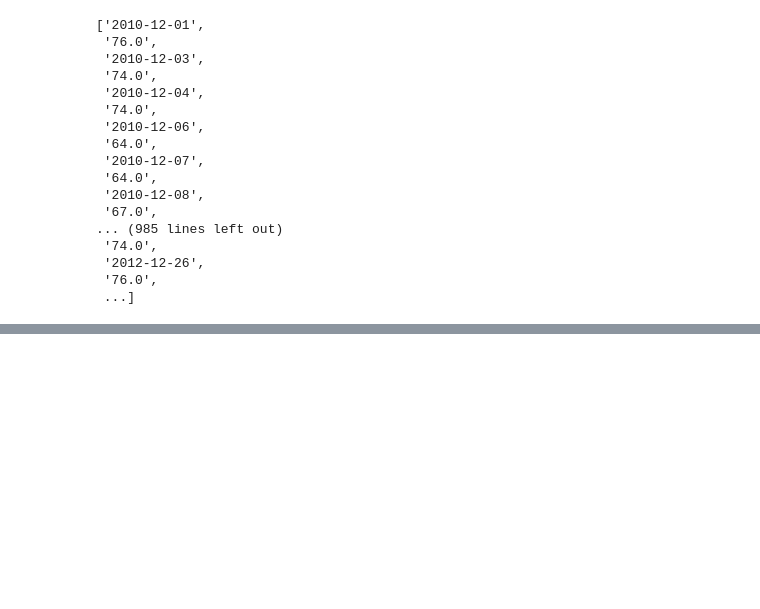
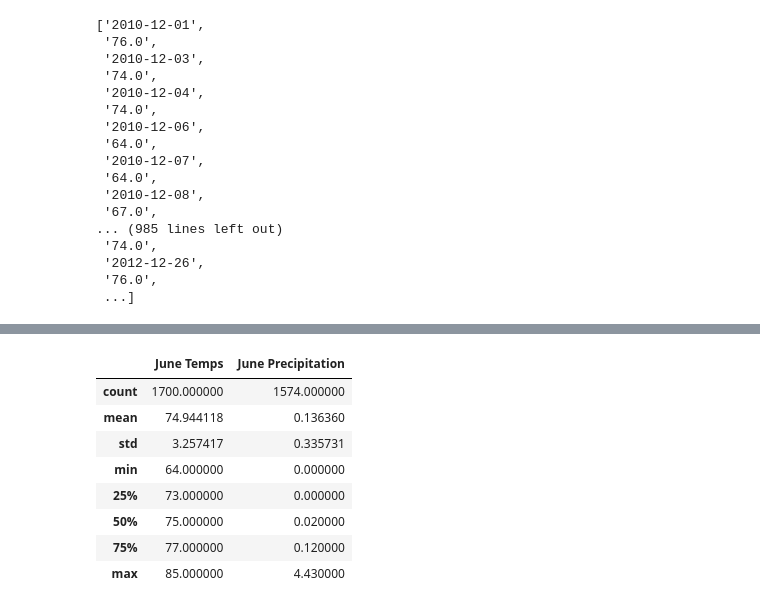
Before and after one commit to squishykins/surfs_up, a Jupyter notebook: SurfsUp_Challenge.ipynb, the cells around one changed output, grey strips where cells are left out. Cells and saved outputs as stored; diff of their text form; code cells hidden in the pictures; blank space fills up the shorter version.

Commit message:
Additional queries completed.

```diff
--- a/SurfsUp_Challenge.ipynb
+++ b/SurfsUp_Challenge.ipynb
@@ -187,0 +205,9 @@ dec_temps_df.describe()
+# %%
+# Additional queries for analysis
+# June Percipitation Analysis
+
+june_prcp = session.query(Measurement.date, Measurement.prcp).\
+    filter(extract('month', Measurement.date) == 6).all()
+june_prcp_df = pd.DataFrame(june_prcp)
+june_prcp_df.columns = ['Date', 'June Precipitation']
+june_prcp_df.describe()
@@ -187,0 +243,16 @@ dec_temps_df.describe()
+# %%
+# Let's merge the perciptation statistical descriptions with the temperature for easy comparison
+# June Statistics Combined
+june_prcp_summary = june_prcp_df.describe()
+june_comb_summary_stats = pd.merge(june_temp_summary, june_prcp_summary, how='outer', left_index=True, right_index=True)
+june_comb_summary_stats
+# %% [output]
+|  | June Temps | June Precipitation |
+| count | 1700.000000 | 1574.000000 |
+| mean | 74.944118 | 0.136360 |
+| std | 3.257417 | 0.335731 |
+| min | 64.000000 | 0.000000 |
+| 25% | 73.000000 | 0.000000 |
+| 50% | 75.000000 | 0.020000 |
+| 75% | 77.000000 | 0.120000 |
+| max | 85.000000 | 4.430000 |
```
Also changed, not shown: parts of 8 cells of this notebook, 1 other file.
